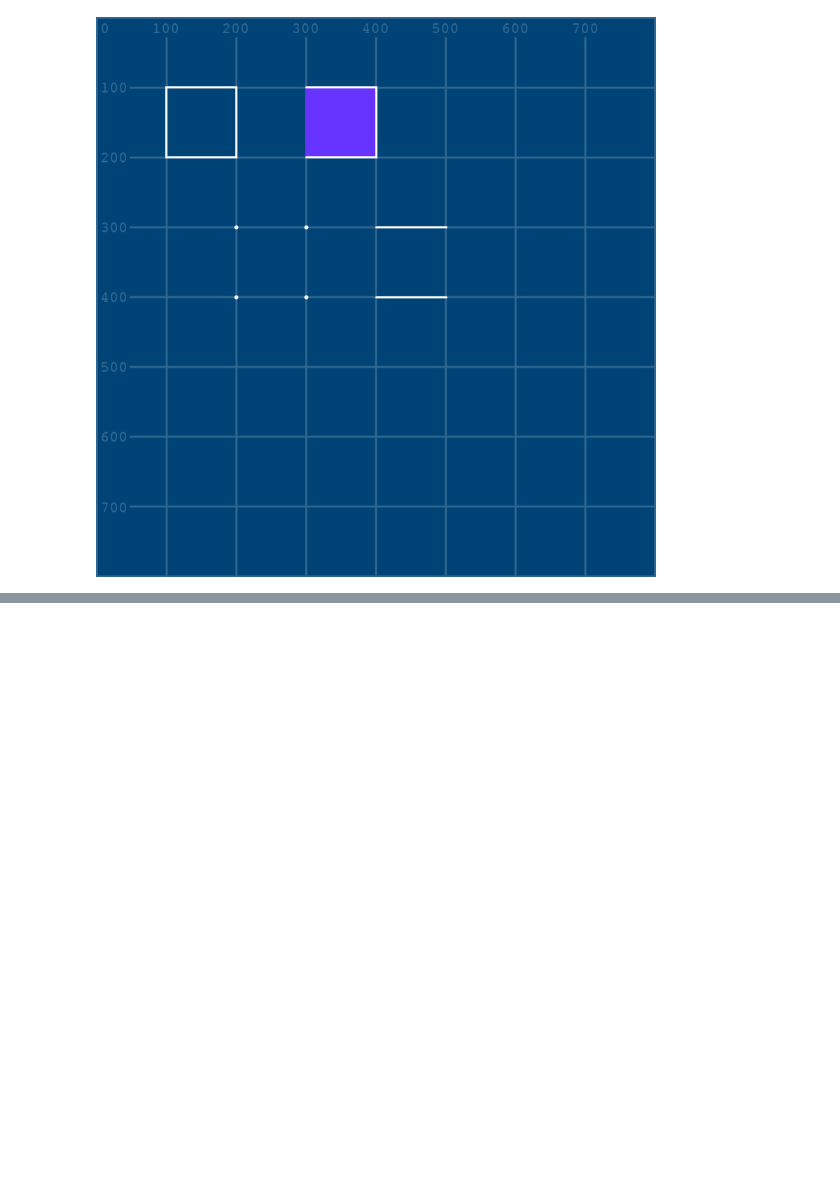
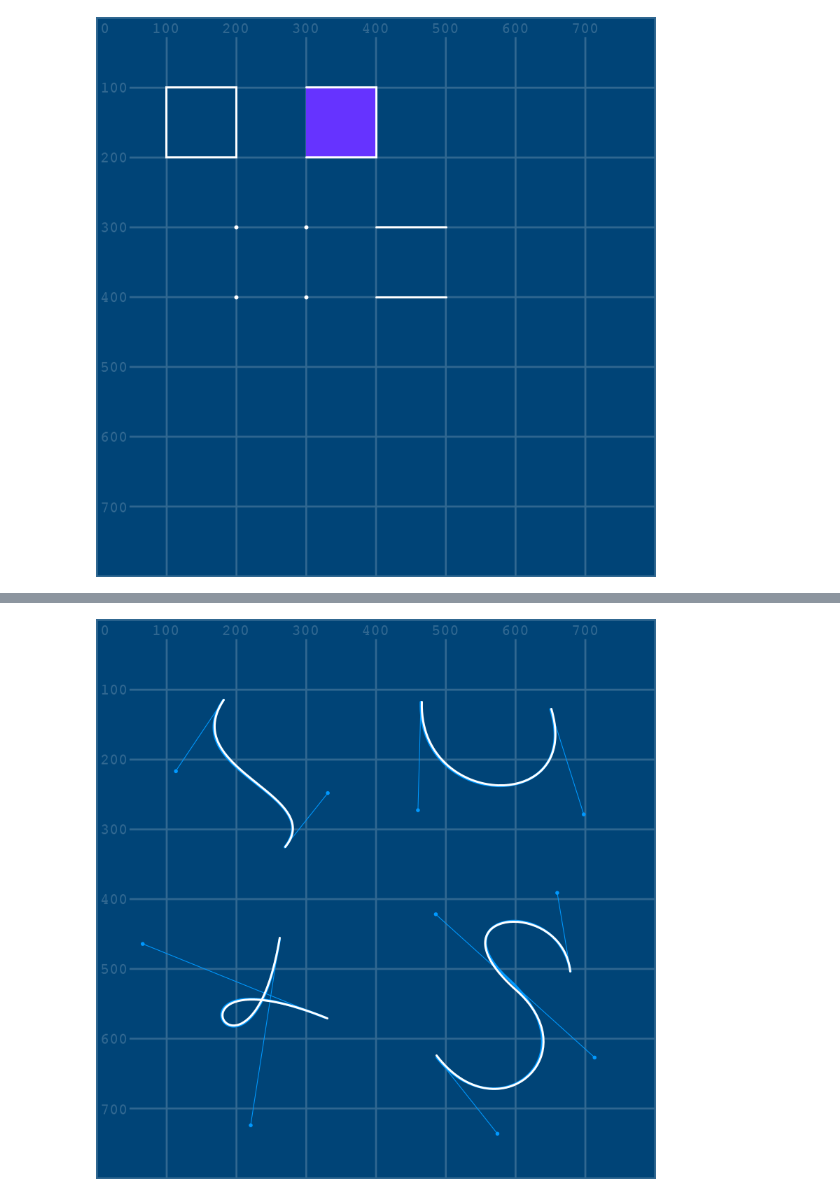
Before and after one commit to lorenaaxbastos/learning_py5, a Jupyter notebook: Basics/complex_custom_shapes_in_py5.ipynb, the cells around one changed output, grey strips where cells are left out. Saved outputs shown, nothing was run; the diff lists cells and outputs as text; code cells hidden in the pictures; blank space fills up the shorter version.

```diff
--- a/Basics/complex_custom_shapes_in_py5.ipynb
+++ b/Basics/complex_custom_shapes_in_py5.ipynb
@@ -173,0 +240,56 @@ end_shape()
+# %%
+size(800, 800)
+grid = load_image("grid.png")
+beziers = load_image("beziers.png")
+image(grid, 0, 0)
+image(beziers, 0, 0)
+no_fill()
+stroke("#fff")
+stroke_weight(3)
+
+# first quadrant
+begin_shape()
+vertex(182, 115)
+bezier_vertex(
+    115, 215,
+    330, 250,
+    270, 325
+)
+end_shape()
+
+# second quadrant
+begin_shape()
+vertex(465, 118)
+bezier_vertex(
+    460, 270,
+    695, 280,
+    650, 128
+)
+end_shape()
+
+# third quadrant
+begin_shape()
+vertex(262, 455)
+bezier_vertex(
+    218, 720,
+    70, 465,
+    330, 570
+)
+end_shape()
+
+# fourth quadrant
+begin_shape()
+vertex(486, 623)
+bezier_vertex(
+    573, 737,
+    705, 623,
+    600, 530
+)
+bezier_vertex(
+    470, 415,
+    665, 395,
+    677, 503
+)
+end_shape()
+# %% [output]
+[figure, added]
```
Also changed, not shown: parts of 2 cells of this notebook, 3 other files.
